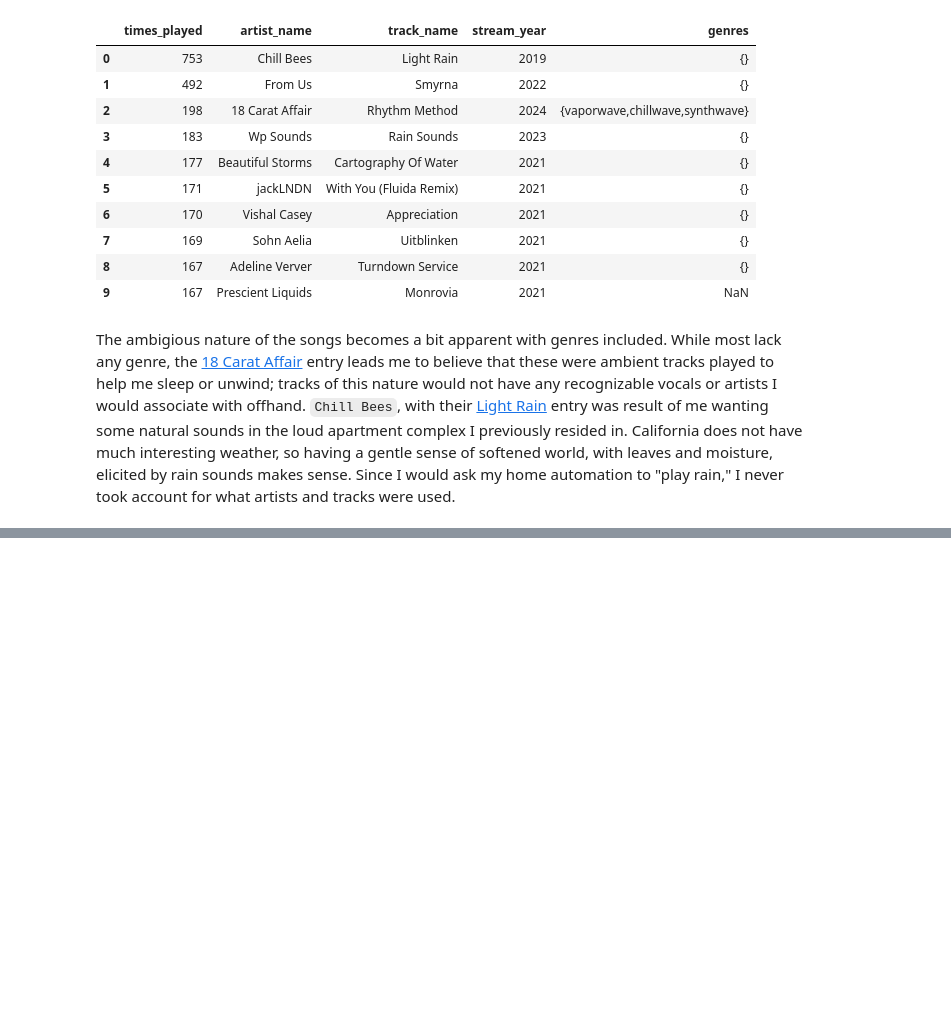
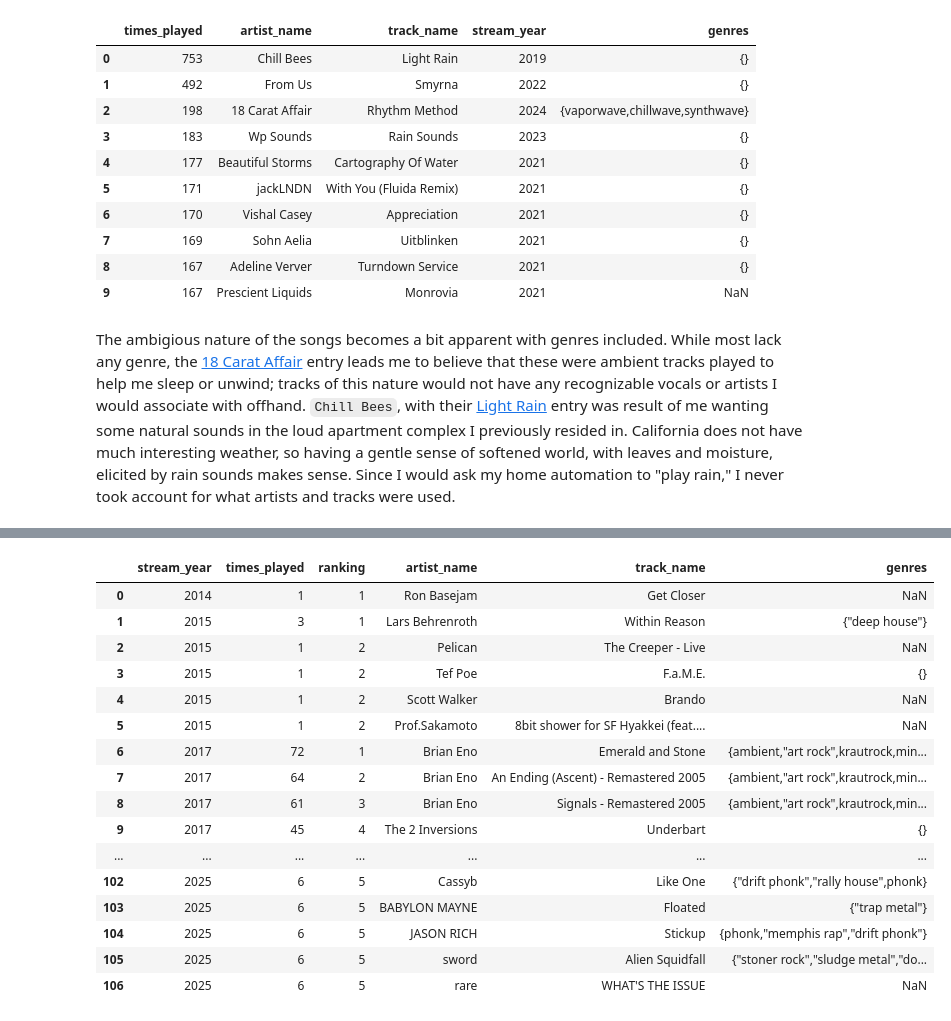
Before and after one commit to terryjbates/Spotify_Streaming_Data_Analysis, a Jupyter notebook: notebooks/Spotify_Streaming_Analysis.ipynb, the cells around one changed output, grey strips where cells are left out. Saved outputs shown, nothing was run; the diff lists cells and outputs as text; code cells hidden in the pictures; blank space fills up the shorter version.

Commit message:
Complete Top Tracks for Year section

```diff
--- a/notebooks/Spotify_Streaming_Analysis.ipynb
+++ b/notebooks/Spotify_Streaming_Analysis.ipynb
@@ -2029,3 +2031,30 @@ FROM
 	tracks_and_genres
 WHERE
 	ranking <= 10
+# %%
+# Modify disploy options to show all columns
+pd.set_option('display.max_columns', None)
+pd.set_option('display.max_rows', None)
+
+# Read in CSV for unique genre counts per year
+top_10_tracks_played_by_year_df = \
+    pd.read_csv(query_output_path / 'top_10_most_played_by_year.csv')
+top_10_tracks_played_by_year_df
+# %% [output]
+|  | stream_year | times_played | ranking | artist_name | track_name | genres |
+| 0 | 2014 | 1 | 1 | Ron Basejam | Get Closer | NaN |
+| 1 | 2015 | 3 | 1 | Lars Behrenroth | Within Reason | {"deep house"} |
+| 2 | 2015 | 1 | 2 | Pelican | The Creeper - Live | NaN |
+| 3 | 2015 | 1 | 2 | Tef Poe | F.a.M.E. | {} |
+| 4 | 2015 | 1 | 2 | Scott Walker | Brando | NaN |
+| 5 | 2015 | 1 | 2 | Prof.Sakamoto | 8bit shower for SF Hyakkei (feat.... | NaN |
+| 6 | 2017 | 72 | 1 | Brian Eno | Emerald and Stone | {ambient,"art rock",krautrock,min... |
+| 7 | 2017 | 64 | 2 | Brian Eno | An Ending (Ascent) - Remastered 2005 | {ambient,"art rock",krautrock,min... |
+| 8 | 2017 | 61 | 3 | Brian Eno | Signals - Remastered 2005 | {ambient,"art rock",krautrock,min... |
+| 9 | 2017 | 45 | 4 | The 2 Inversions | Underbart | {} |
+| ... | ... | ... | ... | ... | ... | ... |
+| 102 | 2025 | 6 | 5 | Cassyb | Like One | {"drift phonk","rally house",phonk} |
+| 103 | 2025 | 6 | 5 | BABYLON MAYNE | Floated | {"trap metal"} |
+| 104 | 2025 | 6 | 5 | JASON RICH | Stickup | {phonk,"memphis rap","drift phonk"} |
+| 105 | 2025 | 6 | 5 | sword | Alien Squidfall | {"stoner rock","sludge metal","do... |
+| 106 | 2025 | 6 | 5 | rare | WHAT'S THE ISSUE | NaN |
```
Also changed, not shown: parts of 11 cells of this notebook, 2 other files.
